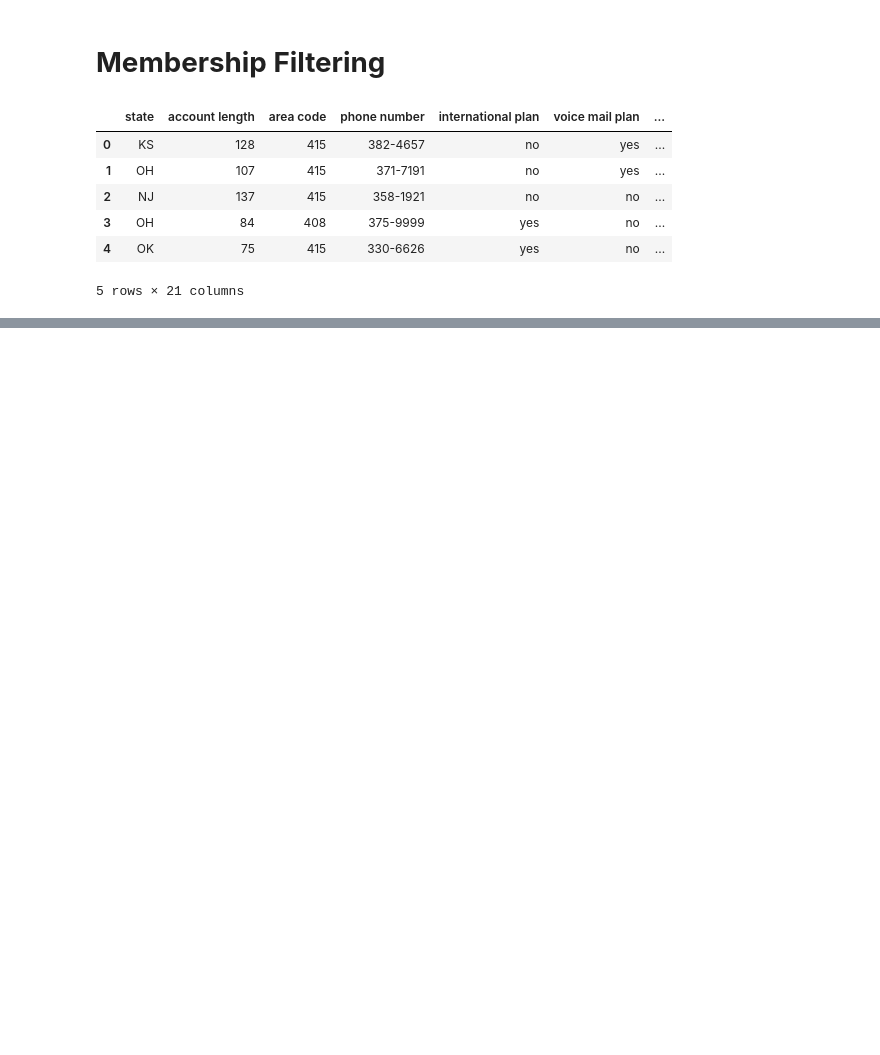
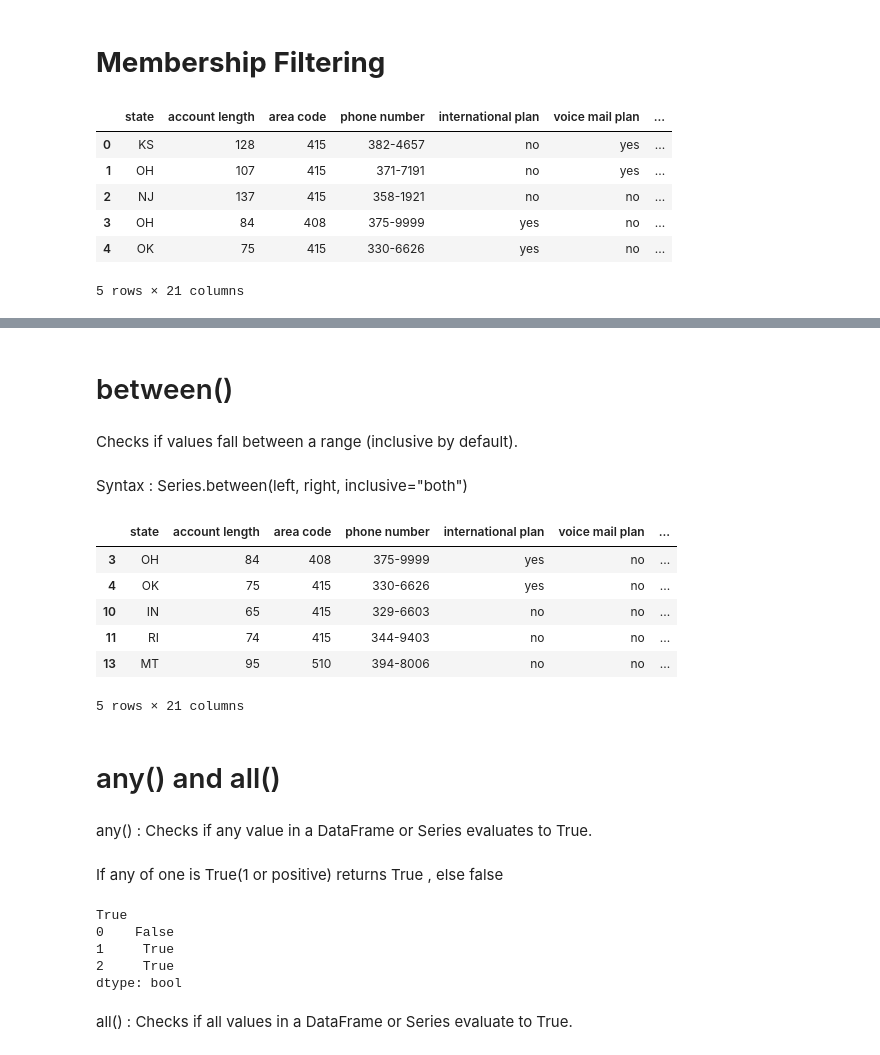
Before and after one commit to yuvii0125/Pandas, a Jupyter notebook: Select , Create and Filtering/membership_filtering.ipynb, the cells around one changed output, grey strips where cells are left out. Drawn from its saved outputs; the diff is of its cells as text; code cells hidden in the pictures; blank space fills up the shorter version.

```diff
--- a/Select , Create and Filtering/membership_filtering.ipynb
+++ b/Select , Create and Filtering/membership_filtering.ipynb
@@ -16,0 +51,35 @@ df.head()
+# %% [markdown]
+# between()
+# %% [markdown]
+Checks if values fall between a range (inclusive by default).
+# %% [markdown]
+Syntax : Series.between(left, right, inclusive="both")
+# %%
+filter = df['account length'].between(50,100)
+df.loc[filter,:].head()
+# %% [output]
+|  | state | account length | area code | phone number | international plan | voice mail plan | ... |
+| 3 | OH | 84 | 408 | 375-9999 | yes | no | ... |
+| 4 | OK | 75 | 415 | 330-6626 | yes | no | ... |
+| 10 | IN | 65 | 415 | 329-6603 | no | no | ... |
+| 11 | RI | 74 | 415 | 344-9403 | no | no | ... |
+| 13 | MT | 95 | 510 | 394-8006 | no | no | ... |
+5 rows × 21 columns
+# %% [markdown]
+# any() and all()
+# %% [markdown]
+any() : Checks if any value in a DataFrame or Series evaluates to True.
+# %% [markdown]
+If any of one is True(1 or positive) returns True , else false
+# %%
+df = pd.DataFrame({'A': [0, 0, 1], 'B': [0, 1, 0]})
+print(df['A'].any())
+print(df.any(axis=1))
+# %% [output]
+True
+0    False
+1     True
+2     True
+dtype: bool
+# %% [markdown]
+all() : Checks if all values in a DataFrame or Series evaluate to True.
```
Also changed, not shown: parts of 22 cells of this notebook, 3 other files.
